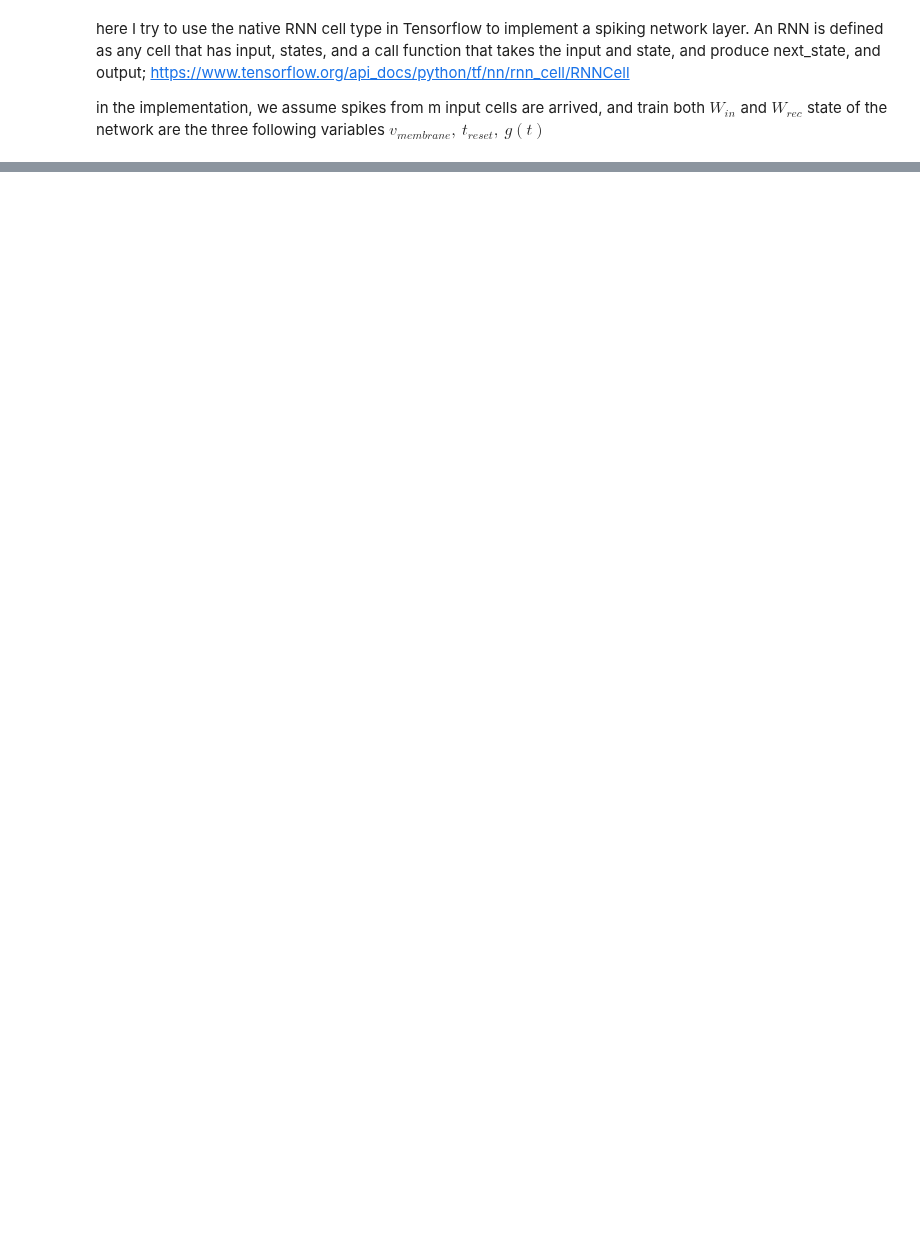
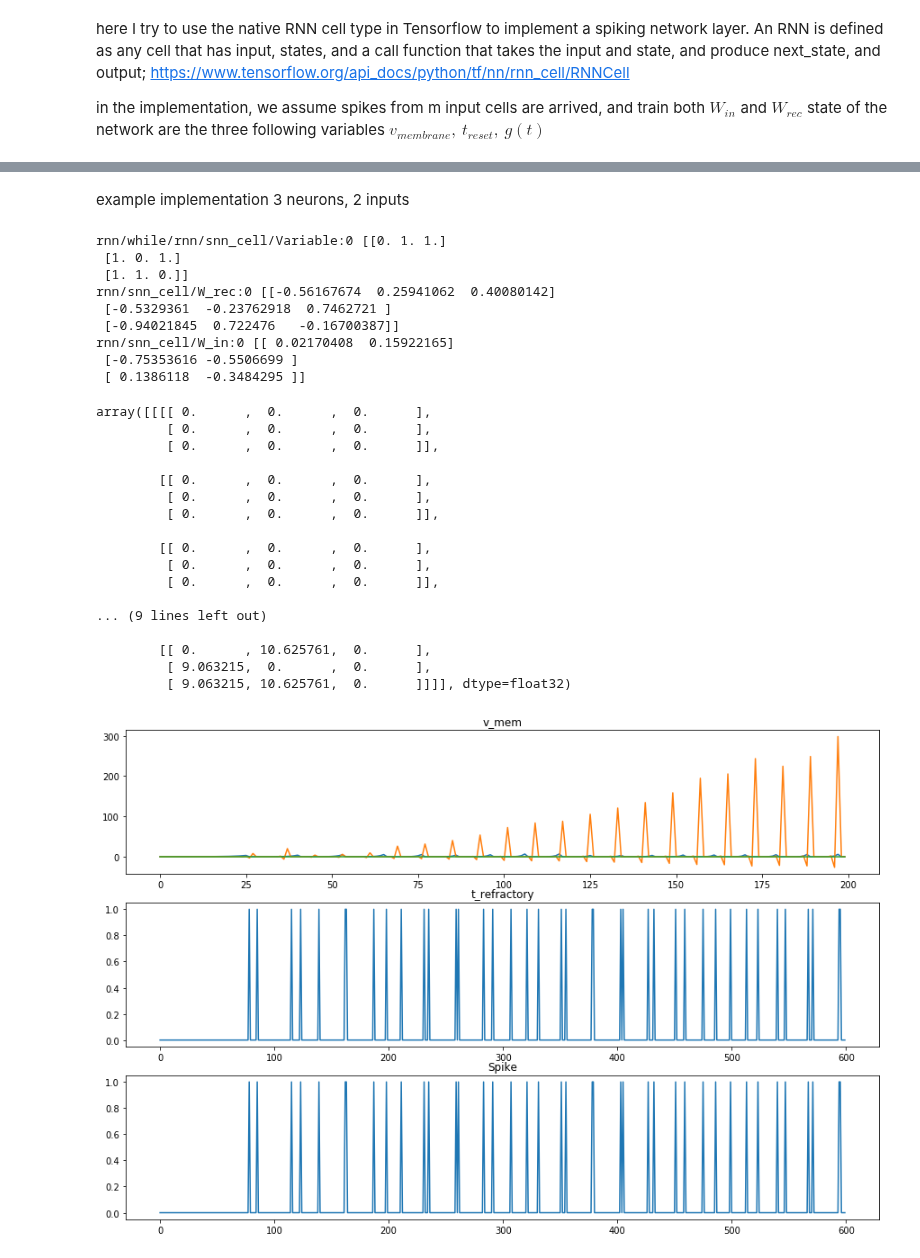
Before and after one commit to eghbalhosseini/KeRNL, a Jupyter notebook: spiking_rnn_cell.ipynb, the cells around one changed output, grey strips where cells are left out. Cells and saved outputs as stored; diff of their text form; code cells hidden in the pictures; blank space fills up the shorter version.

```diff
--- a/spiking_rnn_cell.ipynb
+++ b/spiking_rnn_cell.ipynb
@@ -273,7 +273,7 @@ class SNNCell(tf.contrib.rnn.RNNCell):
     G_neuron=self._tensor_linear_rec_in(S_rec_new,S_in_new,self._num_units)
 
     ## compute I_input
-    I_input=tf.multiply(G_neuron,v_mem)+2
+    I_input=tf.multiply(G_neuron,v_mem)+.1
 
     ## update membrane potential
         # update refractory period
@@ -372,0 +356,65 @@ output_run
+# %% [markdown]
+example implementation 3 neurons, 2 inputs
+# %%
+batch_size = 1
+sequence_length = 200
+num_inputs = 2
+num_units=3
+#shape=(2, 5, 2)
+input_spikes=np.random.randint(2,size=[batch_size,sequence_length,num_inputs])
+#input_spikes=np.ones([batch_size,sequence_length,num_inputs])
+
+tf.reset_default_graph()
+
+tf_input_values = tf.constant(input_spikes, dtype=tf.float32)
+SNN_cell = SNNCell(num_units=num_units,state_is_tuple=True,output_is_tuple=True,num_inputs=num_inputs,tau_s=100.0)
+outputs, state = tf.nn.dynamic_rnn(cell=SNN_cell, dtype=tf.float32, inputs=tf_input_values)
+
+cell_outputs=[]
+with tf.Session() as sess:
+    sess.run(tf.global_variables_initializer())
+    output_run , state_run = sess.run([outputs, state])
+
+    variables_names =[v.name for v in tf.global_variables()]
+    values = sess.run(variables_names)
+    for k,v in zip(variables_names, values):
+        print(k, v)
+plt.figure(figsize=[15,10])
+ax=plt.subplot(3,1,1)
+ax.plot(output_run.v_mem.squeeze(axis=0))
+ax.set_title('v_mem')
+ax=plt.subplot(3,1,2)
+ax.plot(output_run.spike.flatten())
+ax.set_title('t_refractory')
+ax=plt.subplot(3,1,3)
+ax.plot(output_run.spike.flatten())
+ax.set_title('Spike')
+output_run.S_rec
+# %% [output]
+rnn/while/rnn/snn_cell/Variable:0 [[0. 1. 1.]
+ [1. 0. 1.]
+ [1. 1. 0.]]
+rnn/snn_cell/W_rec:0 [[-0.56167674  0.25941062  0.40080142]
+ [-0.5329361  -0.23762918  0.7462721 ]
+ [-0.94021845  0.722476   -0.16700387]]
+rnn/snn_cell/W_in:0 [[ 0.02170408  0.15922165]
+ [-0.75353616 -0.5506699 ]
+ [ 0.1386118  -0.3484295 ]]
+array([[[[ 0.      ,  0.      ,  0.      ],
+         [ 0.      ,  0.      ,  0.      ],
+         [ 0.      ,  0.      ,  0.      ]],
+
+        [[ 0.      ,  0.      ,  0.      ],
+         [ 0.      ,  0.      ,  0.      ],
+         [ 0.      ,  0.      ,  0.      ]],
+
+        [[ 0.      ,  0.      ,  0.      ],
+         [ 0.      ,  0.      ,  0.      ],
+         [ 0.      ,  0.      ,  0.      ]],
+
+... (9 lines left out)
+
+        [[ 0.      , 10.625761,  0.      ],
+         [ 9.063215,  0.      ,  0.      ],
+         [ 9.063215, 10.625761,  0.      ]]]], dtype=float32)
+[figure, added]
```
Also changed, not shown: parts of 4 cells of this notebook.
